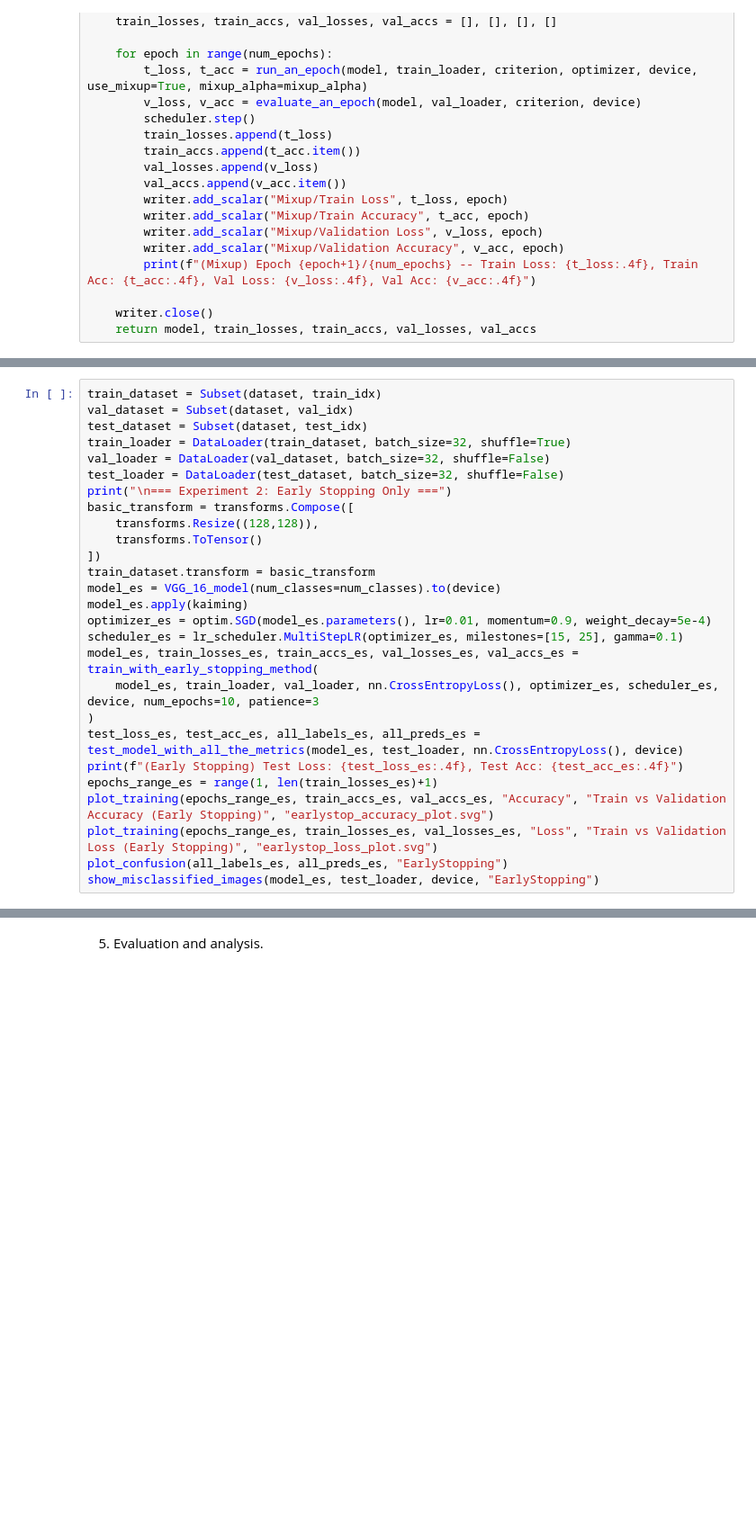
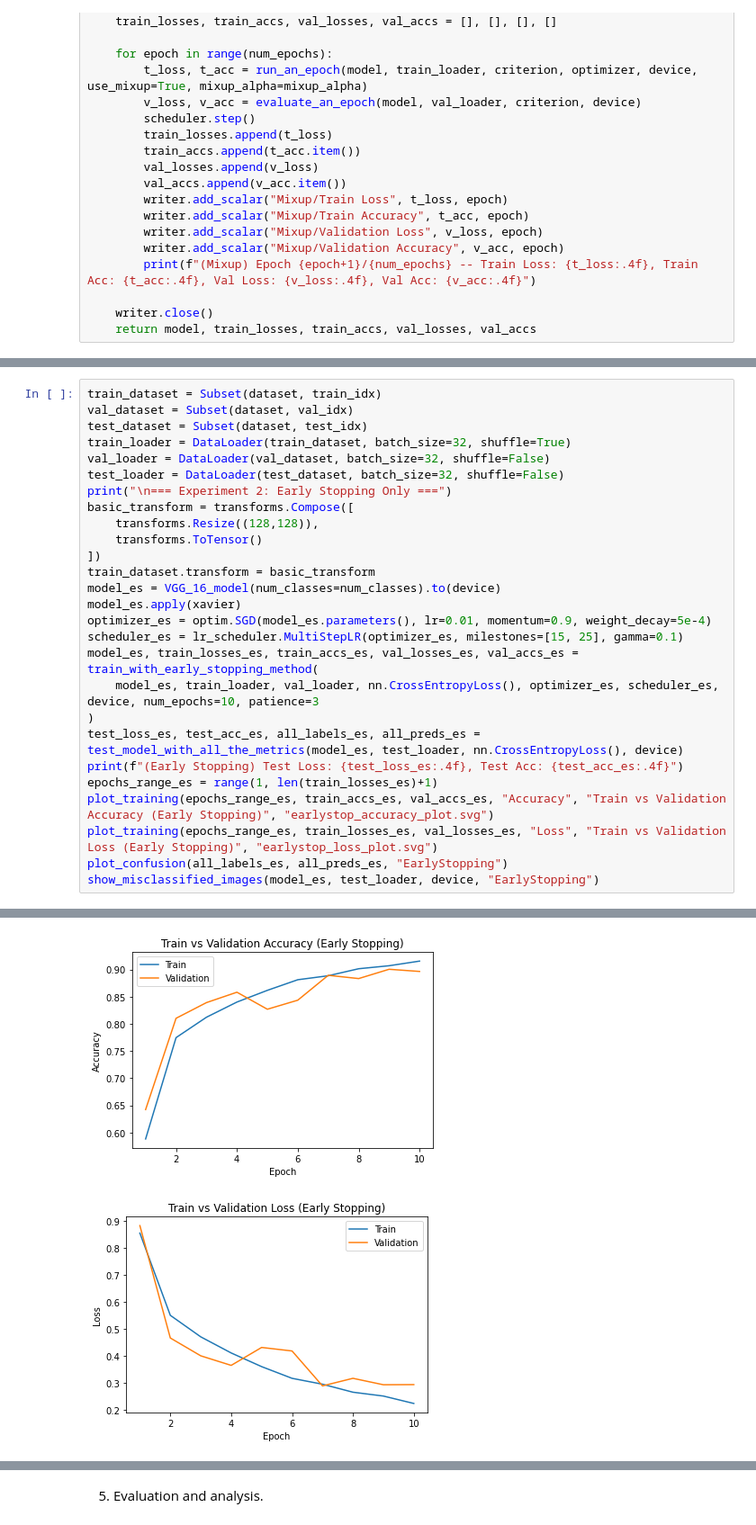
Before and after one commit to shishirhebbar1/DL_assignment1, a Jupyter notebook: a1_part_1_sbellary_shebbar-Copy2.ipynb, the cells around one changed output, grey strips where cells are left out. Shown at 90% size. Drawn from its saved outputs; the diff is of its cells as text; blank space fills up the shorter version.

```diff
--- a/a1_part_1_sbellary_shebbar-Copy2.ipynb
+++ b/a1_part_1_sbellary_shebbar-Copy2.ipynb
@@ -751,7 +811,7 @@ basic_transform = transforms.Compose([
 ])
 train_dataset.transform = basic_transform
 model_es = VGG_16_model(num_classes=num_classes).to(device)
-model_es.apply(kaiming)
+model_es.apply(xavier)
 optimizer_es = optim.SGD(model_es.parameters(), lr=0.01, momentum=0.9, weight_decay=5e-4)
 scheduler_es = lr_scheduler.MultiStepLR(optimizer_es, milestones=[15, 25], gamma=0.1)
 model_es, train_losses_es, train_accs_es, val_losses_es, val_accs_es = train_with_early_stopping_method(
@@ -768,0 +841,2 @@ show_misclassified_images(model_es, test_loader, device, "EarlyStopping")
+[figure, added]
+[figure, added]
```
Also changed, not shown: parts of 22 cells of this notebook.
